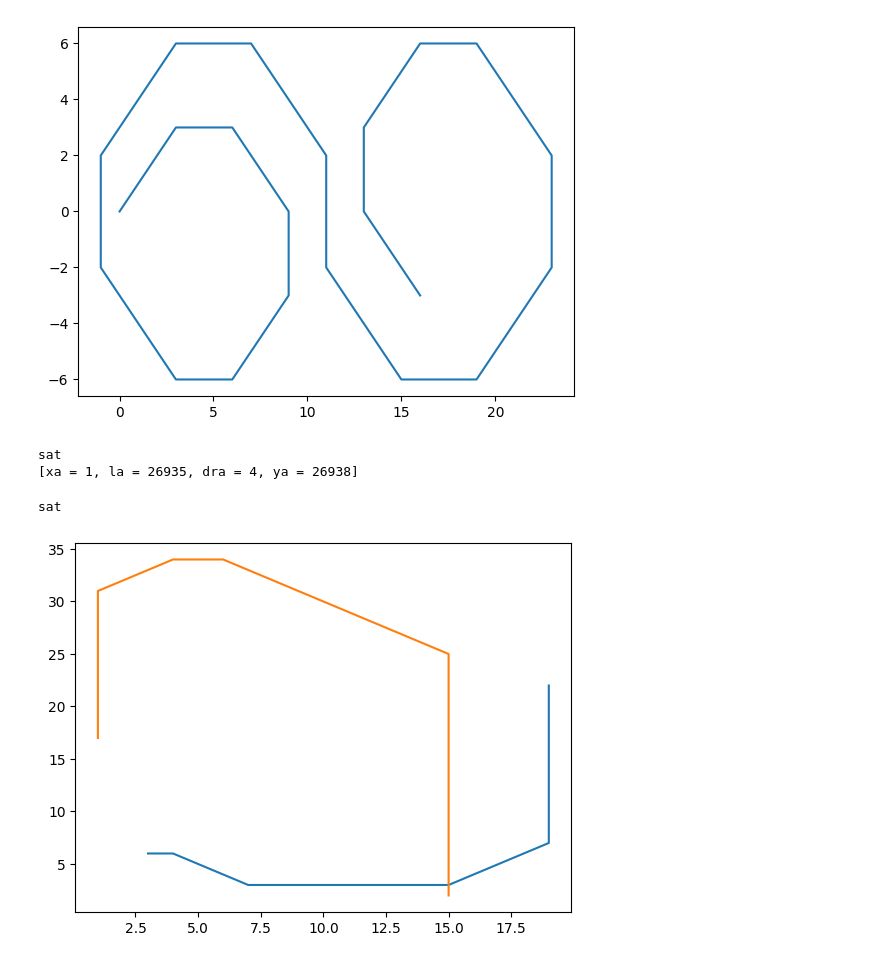
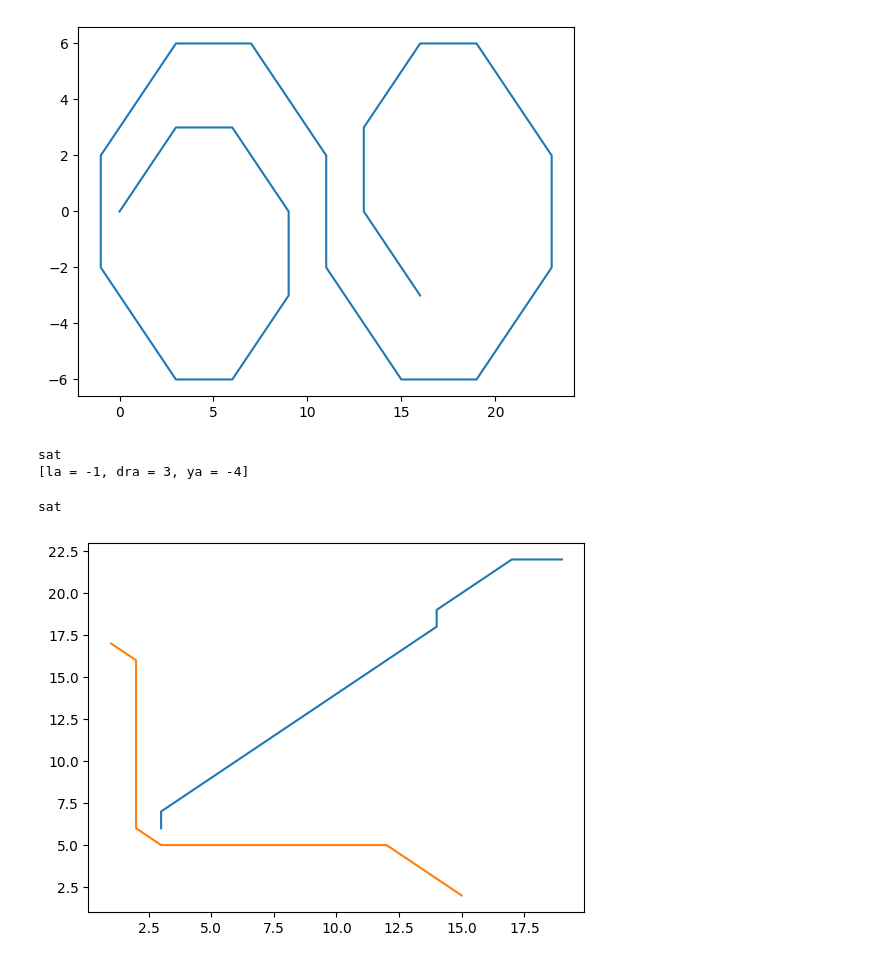
Before and after one commit to TheTesla/z3route, a Jupyter notebook: routehvd.ipynb, the cells around one changed output. Saved outputs shown, nothing was run; the diff lists cells and outputs as text; code cells hidden in the pictures.

```diff
--- a/routehvd.ipynb
+++ b/routehvd.ipynb
@@ -74,7 +74,9 @@ def check_collision(xa, ya, dra, la, xb, yb, drb, lb):
     ybc = z3.If(swap, ya, yb)
     drbc = z3.If(swap, dra, drb)
     lbc = z3.If(swap, la, lb)
-    return check_collision_core(xac, yac, drac, lac, xbc, ybc, drbc, lbc)
+    lacabs = z3.If(lac >= 0, lac, -lac)
+    lbcabs = z3.If(lbc >= 0, lbc, -lbc)
+    return check_collision_core(xac, yac, drac, lacabs, xbc, ybc, drbc, lbcabs)
 
 
 def check_collision_core(xa, ya, dra, la, xb, yb, drb, lb):
@@ -128,7 +130,7 @@ m = s.model()
 print(m)
 # %% [output]
 sat
-[xa = 1, la = 26935, dra = 4, ya = 26938]
+[la = -1, dra = 3, ya = -4]
 # %%
 xap = [z3.Int("xa0"), z3.Int("xa1"), z3.Int("xa2"), z3.Int("xa3"), z3.Int("xa4"), z3.Int("xa5")]
 yap = [z3.Int("ya0"), z3.Int("ya1"), z3.Int("ya2"), z3.Int("ya3"), z3.Int("ya4"), z3.Int("ya5")]
@@ -136,40 +138,40 @@ lap = [z3.Int("la0"), z3.Int("la1"), z3.Int("la2"), z3.Int("la3"), z3.Int("la4")
 drap = [z3.Int("drap0"), z3.Int("drap1"),z3.Int("drap2"),z3.Int("drap3"),z3.Int("drap4"),z3.Int("drap5")]
 
 bendsa = [bend_45(lap[i], drap[i], drap[i+1]) for i in range(len(lap))]
-segmentsa = [segment(xap[i], yap[i], xap[i+1], yap[i+1], drap[i], lap[i]) for i in range(len(lap))]
+segmentsa = [segment(xap[i], yap[i], xap[i+1], yap[i+1], drap[i+1], lap[i]) for i in range(len(lap))]
 
 
 xbp = [z3.Int("xb0"), z3.Int("xb1"), z3.Int("xb2"), z3.Int("xb3"), z3.Int("xb4"), z3.Int("xb5")]
 ybp = [z3.Int("yb0"), z3.Int("yb1"), z3.Int("yb2"), z3.Int("yb3"), z3.Int("yb4"), z3.Int("yb5")]
 
 lbp = [z3.Int("lb0"), z3.Int("lb1"), z3.Int("lb2"), z3.Int("lb3"), z3.Int("lb4")]
 drbp = [z3.Int("drbp0"), z3.Int("drbp1"),z3.Int("drbp2"),z3.Int("drbp3"),z3.Int("drbp4"),z3.Int("drbp5")]
 
 bendsb = [bend_45(lbp[i], drbp[i], drbp[i+1]) for i in range(len(lbp))]
-segmentsb = [segment(xbp[i], ybp[i], xbp[i+1], ybp[i+1], drbp[i], lbp[i]) for i in range(len(lbp))]
+segmentsb = [segment(xbp[i], ybp[i], xbp[i+1], ybp[i+1], drbp[i+1], lbp[i]) for i in range(len(lbp))]
 
-collisions = [check_collision(xap[ia],yap[ia],drap[ia],lap[ia],xbp[ib],ybp[ib],drbp[ib],lbp[ib]) for ia in range(len(lap)) for ib in range(len(lbp))]
+collisions = [check_collision(xap[ia],yap[ia],drap[ia+1],lap[ia],xbp[ib],ybp[ib],drbp[ib+1],lbp[ib]) for ia in range(len(lap)) for ib in range(len(lbp))]
 
 endptsa = [xap[0] == 3, yap[0] == 6, xap[-1] == 19, yap[-1] == 22]
 endptsb = [xbp[0] == 1, ybp[0] == 17, xbp[-1] == 15, ybp[-1] == 2]
 
 
 s = z3.Solver()
 s.add(*bendsa,*segmentsa,*endptsa,*bendsb,*segmentsb,*endptsb,*collisions)
 print(s.check())
 m = s.model()
 #print(m)
 
 xapv = z3extract(m, xap)
 yapv = z3extract(m, yap)
 xbpv = z3extract(m, xbp)
 ybpv = z3extract(m, ybp)
 
 from matplotlib import pyplot as plt
 
 plt.plot(xapv, yapv, xbpv, ybpv)
 
 plt.show()
 # %% [output]
 sat
-[figure, old version]
+[figure, new version]
```
